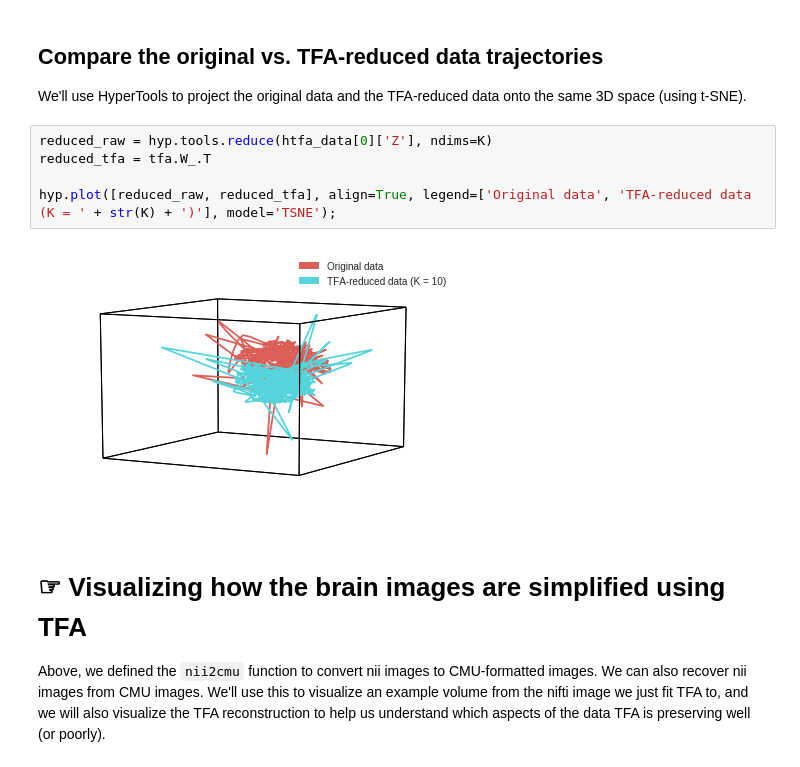
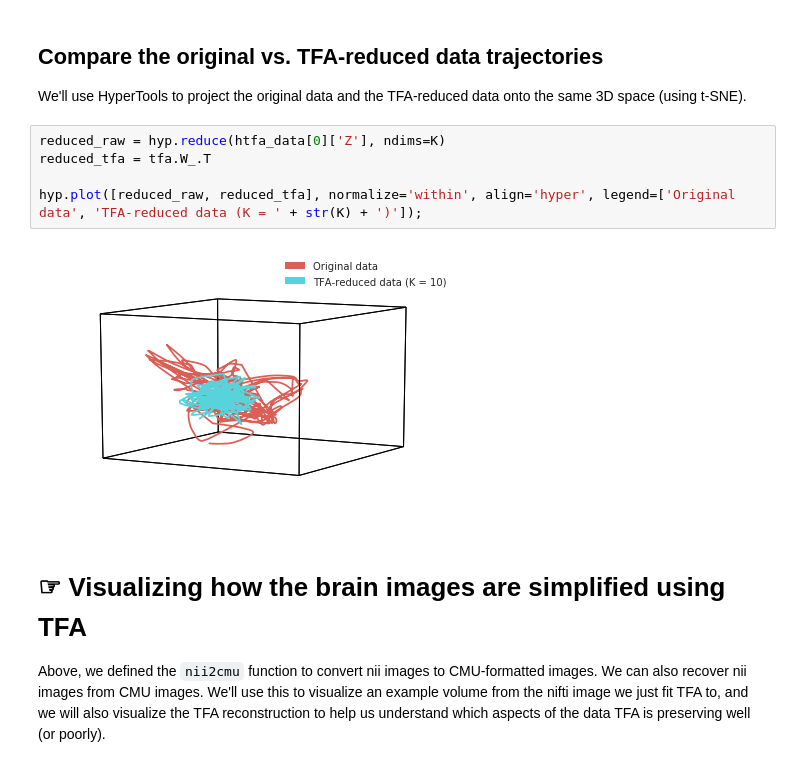
Before and after one commit to brainiak/brainiak, a Jupyter notebook: examples/factoranalysis/htfa_tutorial.ipynb, the cells around one changed output. Cells and saved outputs as stored; diff of their text form.

Commit message:
updated hypertools tutorial notebook to use latest version of hypertools

```diff
--- a/examples/factoranalysis/htfa_tutorial.ipynb
+++ b/examples/factoranalysis/htfa_tutorial.ipynb
@@ -174,12 +164,12 @@ niplot.plot_connectome(np.eye(K), tfa.get_centers(tfa.local_posterior_), node_co
 
 We'll use HyperTools to project the original data and the TFA-reduced data onto the same 3D space (using t-SNE).
 # %%
-reduced_raw = hyp.tools.reduce(htfa_data[0]['Z'], ndims=K)
+reduced_raw = hyp.reduce(htfa_data[0]['Z'], ndims=K)
 reduced_tfa = tfa.W_.T
 
-hyp.plot([reduced_raw, reduced_tfa], align=True, legend=['Original data', 'TFA-reduced data (K = ' + str(K) + ')'], model='TSNE');
+hyp.plot([reduced_raw, reduced_tfa], normalize='within', align='hyper', legend=['Original data', 'TFA-reduced data (K = ' + str(K) + ')']);
 # %% [output]
-[figure, old version]
+[figure, new version]
 # %% [markdown]
 # ☞ Visualizing how the brain images are simplified using TFA
 
```
Also changed, not shown: parts of 14 cells of this notebook.
